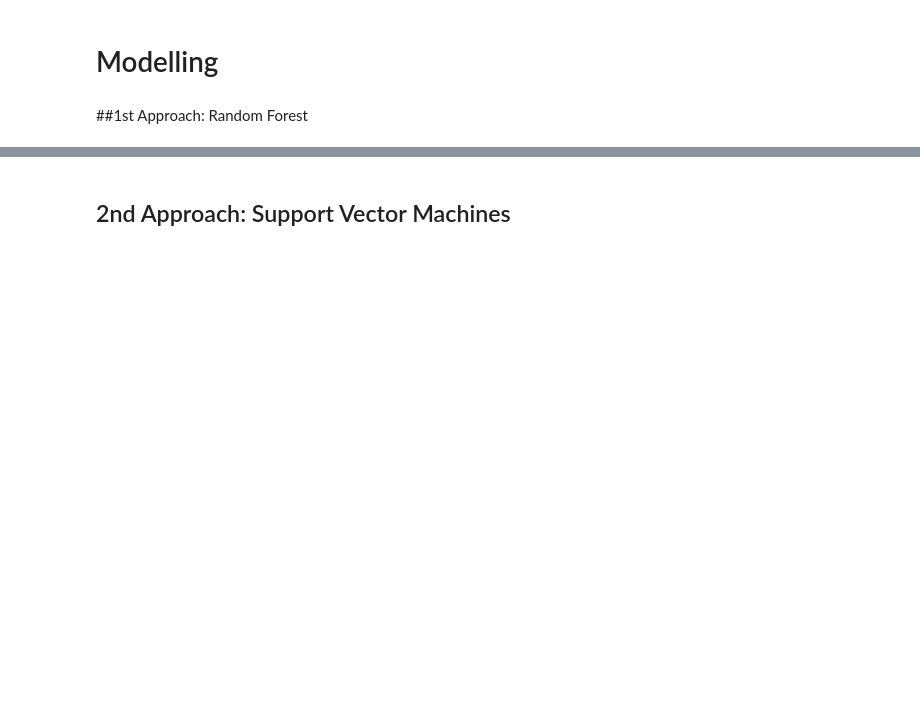
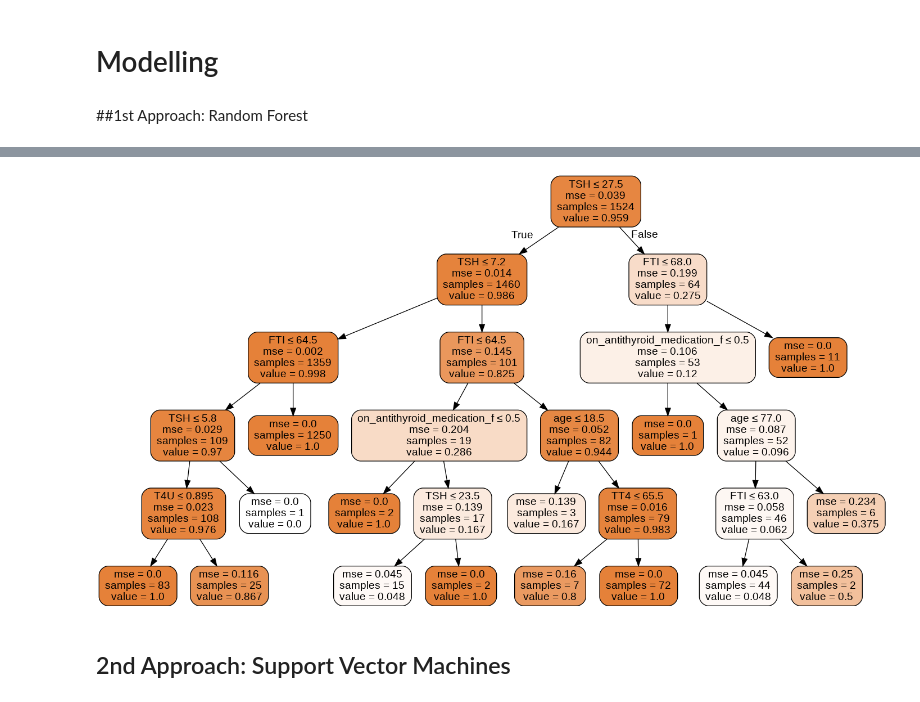
Before and after one commit to vivianusdjpy/Nairobi-Hospital-test-for-hypothyroidism., a Jupyter notebook: Nairobi_Hospital_test_for_hypothyroidism_.ipynb, the cells around one changed output, grey strips where cells are left out. Saved outputs shown, nothing was run; the diff lists cells and outputs as text; code cells hidden in the pictures; blank space fills up the shorter version.

```diff
--- a/Nairobi_Hospital_test_for_hypothyroidism_.ipynb
+++ b/Nairobi_Hospital_test_for_hypothyroidism_.ipynb
@@ -647,3 +632,23 @@ Root Mean Squared Error: 0.07595871490113645
+# %%
+#Visualizing tree number 50
+from sklearn.tree import export_graphviz
+from sklearn.externals.six import StringIO
+from IPython.display import Image
+import pydotplus
+y_pred = forest.predict(X_test)
+dot_data = StringIO()
+
+# picking a specific tree from the forest; tree  number 50
+tree = forest.estimators_[50]
+
+export_graphviz(tree, out_file=dot_data,
+                filled=True, rounded=True,
+                special_characters=True,feature_names = X.columns)
+graph = pydotplus.graph_from_dot_data(dot_data.getvalue())
+graph.write_png('Hypothyroid_Test.png')
+Image(graph.create_png())
+# %% [output]
+[figure, added]
 # %% [markdown]
 ## 2nd Approach: Support Vector Machines
 # %%
```
Also changed, not shown: parts of 13 cells of this notebook.
